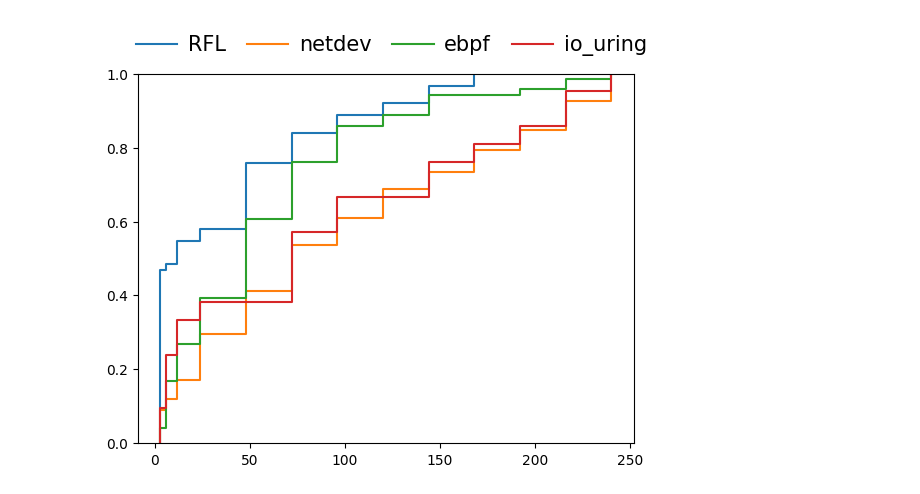
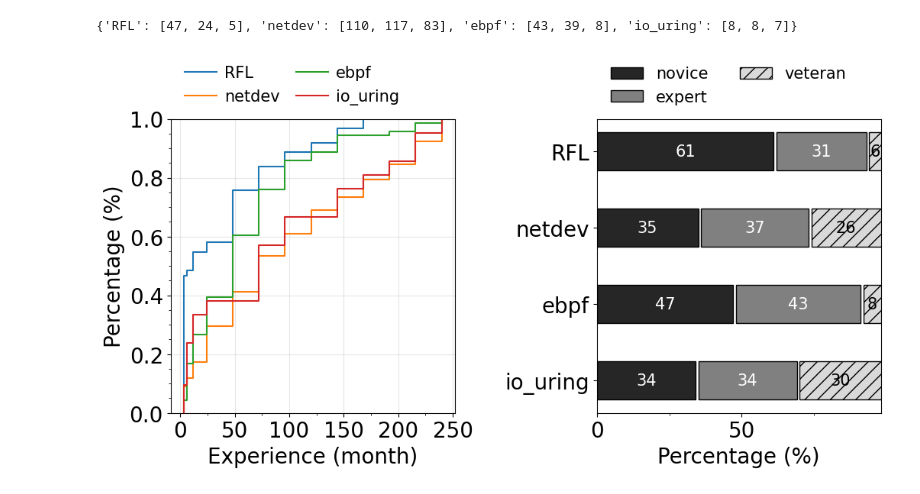
Before and after one commit to Richardhongyu/rfl_empirical_tools, a Jupyter notebook: figures_ppt/figure9.ipynb, the cells around one changed output. Cells and saved outputs as stored; diff of their text form; code cells hidden in the pictures.

```diff
--- a/figures_ppt/figure9.ipynb
+++ b/figures_ppt/figure9.ipynb
@@ -19,6 +19,8 @@ commit_count = [[29, 1, 4, 2, 11, 5, 3, 2, 3, 2, 0, 0, 0],
 [3, 9, 7, 9, 15, 11, 7, 2, 4, 0, 1, 2, 1],
 [2, 3, 2, 1, 0, 4, 2, 0, 2, 1, 1, 2, 1]]
 time_line = [0,3,6,12,24,48,72,96,120,144,168,192,216,240]
+young_index = 4
+mid_index = 8
 labels = ["RFL",
 "netdev",
 "ebpf",
@@ -27,33 +29,100 @@ dup_time_line = []
 # percent_commit_count = []
 for i in range(len(commit_count)):
     # cur_commit_count = np.array(commit_count[i])
     # cur_commit_count = np.insert(cur_commit_count, 0, 0)
     # pcc = cur_commit_count / np.sum(cur_commit_count)
     # # print(pcc)
     # for j in range(1,len(pcc)):
     #     pcc[j] += pcc[j - 1]
     # percent_commit_count.append(pcc)
     dup_time_line.append(dup(commit_count[i], time_line[1:]))
 # print(percent_commit_count)
 
-fig, ax = plt.subplots()
+fig, (ax, ax1) = plt.subplots(1,2,figsize=(12,5))
+fig.subplots_adjust(wspace=0.5)
+
+# draw ax
 for j, time_line in enumerate(dup_time_line):
     ax.ecdf(time_line, label=labels[j])
 
 # for j, cc in enumerate(percent_commit_count):
 #     # model = make_interp_spline(time_line, cc)
 #     # y = model(time_line)
 #     # print(y)
 #     ax.plot(time_line, cc, label=labels[j], lw=2)
 #     ax.set_xlabel('Experience (month)', size=20)
 #     ax.set_ylabel('Percentage (%)', size=20)
 #     ax.tick_params(labelsize=20)
 #     ax.yaxis.set_major_locator(MultipleLocator(0.2))
 #     ax.yaxis.set_minor_locator(MultipleLocator(0.05))
 #     ax.xaxis.set_major_locator(MultipleLocator(50))
 #     ax.xaxis.set_minor_locator(MultipleLocator(25))
 #     ax.grid(alpha=0.3)
-fig.legend(ncol=4, frameon=False, bbox_to_anchor=(0.95,1), fontsize=15, columnspacing=1, handletextpad=0.5)
+ax.set_xlabel('Experience (month)', size=20)
+ax.set_ylabel('Percentage (%)', size=20)
+ax.tick_params(labelsize=20)
+ax.yaxis.set_major_locator(MultipleLocator(0.2))
+ax.yaxis.set_minor_locator(MultipleLocator(0.05))
+ax.xaxis.set_major_locator(MultipleLocator(50))
+ax.xaxis.set_minor_locator(MultipleLocator(25))
+ax.grid(alpha=0.3)
+ax.legend(ncol=2, frameon=False, bbox_to_anchor=(0,1), fontsize=15, columnspacing=1, handletextpad=0.5, loc='lower left')
+
+# draw ax1
+category_names = ['novice', 'expert', 'veteran']
+result = {}
+for k,line in enumerate(commit_count):
+    new_list = []
+    new_list.append(np.sum(np.array(line[:young_index + 1])))
+    new_list.append(np.sum(np.array(line[young_index:mid_index + 1])))
+    new_list.append(np.sum(np.array(line[mid_index:])))
+    result[labels[k]] = new_list
+print(result)
+def survey(results, category_names, ax):
+    """
+    Parameters
+    ----------
+    results : dict
+        A mapping from question labels to a list of answers per category.
+        It is assumed all lists contain the same number of entries and that
+        it matches the length of *category_names*.
+    category_names : list of str
+        The category labels.
+    """
+    labels = list(results.keys())
+    data = np.array(list(results.values()))
+    data_cum = data.cumsum(axis=1)
+    for i, line in enumerate(data_cum):
+        sum = line[2]
+        data_cum[i] = line * 100/sum
+        data[i] = data[i] * 100/sum
+    category_colors = plt.colormaps['gist_gray'](
+        np.linspace(0.15, 0.85, data.shape[1]))
+    # category_colors = ['black', 'silver', 'white']
+    hatchs = ['','','//']
+
+    ax.invert_yaxis()
+    ax.set_xlabel('Percentage (%)', size=20)
+    # ax.xaxis.set_visible(False)
+    ax.xaxis.set_major_locator(MultipleLocator(50))
+    ax.xaxis.set_minor_locator(MultipleLocator(25))
+    ax.set_xlim(0, np.sum(data, axis=1).max())
+
+    for i, (colname, color, hatch) in enumerate(zip(category_names, category_colors, hatchs)):
+        widths = data[:, i]
+        starts = data_cum[:, i] - widths
+        rects = ax.barh(labels, widths, left=starts, height=0.5,
+                        label=colname, color=color, hatch=hatch, edgecolor='black', linewidth=1)
+        r,g,b,_ = color
+        text_color = 'white' if r*g*b < 0.5 else 'black'
+        ax.bar_label(rects, label_type='center', color=text_color, size=15)
+    ax.legend(ncols=2, bbox_to_anchor=(0, 1),
+              loc='lower left', fontsize=15, frameon=False)
+    ax.tick_params(labelsize=20)
+
+survey(results=result,category_names=category_names, ax=ax1)
+
 plt.savefig('./figure9.pdf', dpi=100, bbox_inches='tight')
 # %% [output]
+{'RFL': [47, 24, 5], 'netdev': [110, 117, 83], 'ebpf': [43, 39, 8], 'io_uring': [8, 8, 7]}
-[figure, old version]
+[figure, new version]
```
Also changed, not shown: 3 other files.
